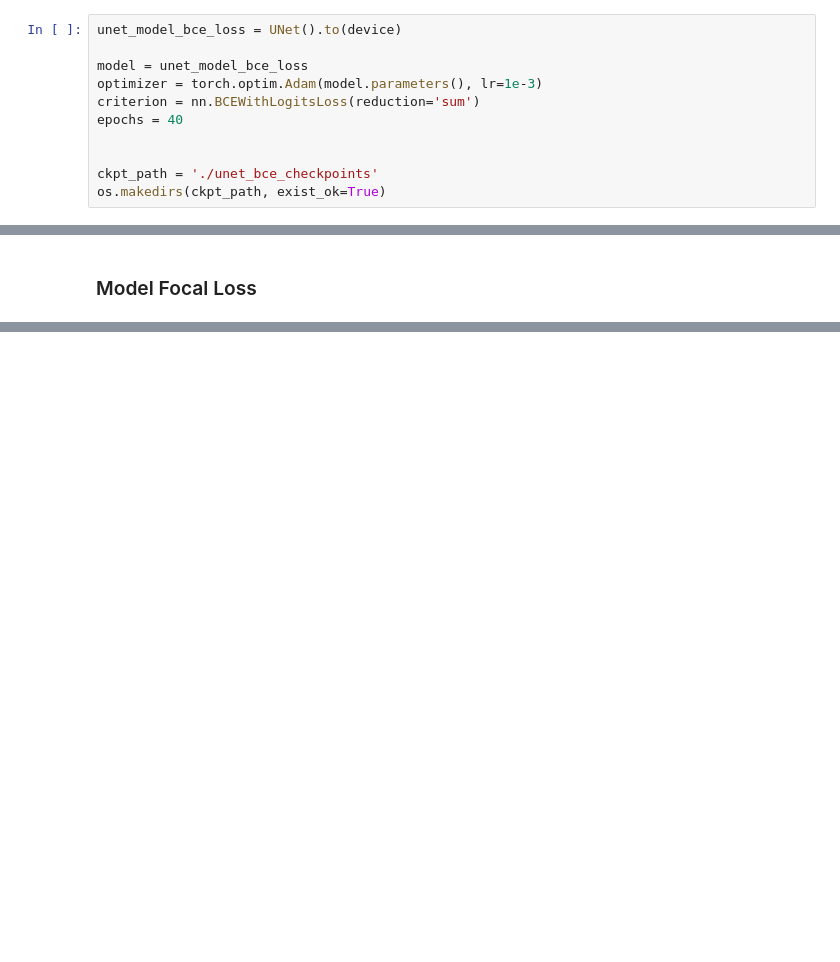
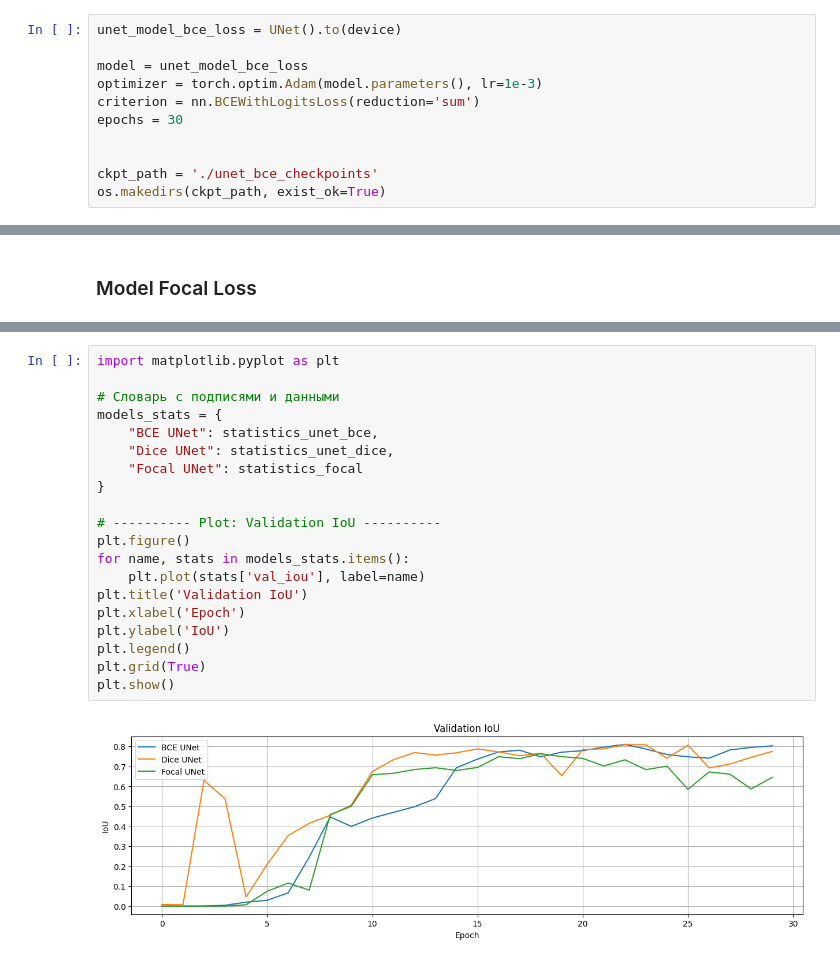
Before and after one commit to xSICHx/DLS_sem1, a Jupyter notebook: hw_6_semantic_segmantation/hw_6_semantic_segmentation.ipynb, the cells around one changed output, grey strips where cells are left out. Drawn from its saved outputs; the diff is of its cells as text; blank space fills up the shorter version.

```diff
--- a/hw_6_semantic_segmantation/hw_6_semantic_segmentation.ipynb
+++ b/hw_6_semantic_segmantation/hw_6_semantic_segmentation.ipynb
@@ -1296,7 +1181,7 @@ unet_model_bce_loss = UNet().to(device)
 model = unet_model_bce_loss
 optimizer = torch.optim.Adam(model.parameters(), lr=1e-3)
 criterion = nn.BCEWithLogitsLoss(reduction='sum')
-epochs = 40
+epochs = 30
 
 
 ckpt_path = './unet_bce_checkpoints'
@@ -1466,0 +1263,22 @@ tensor(0.6733, device='cuda:0')
+# %%
+import matplotlib.pyplot as plt
+
+# Словарь с подписями и данными
+models_stats = {
+    "BCE UNet": statistics_unet_bce,
+    "Dice UNet": statistics_unet_dice,
+    "Focal UNet": statistics_focal
+}
+
+# ---------- Plot: Validation IoU ----------
+plt.figure()
+for name, stats in models_stats.items():
+    plt.plot(stats['val_iou'], label=name)
+plt.title('Validation IoU')
+plt.xlabel('Epoch')
+plt.ylabel('IoU')
+plt.legend()
+plt.grid(True)
+plt.show()
+# %% [output]
+[figure, added]
```
Also changed, not shown: parts of 37 cells of this notebook.
